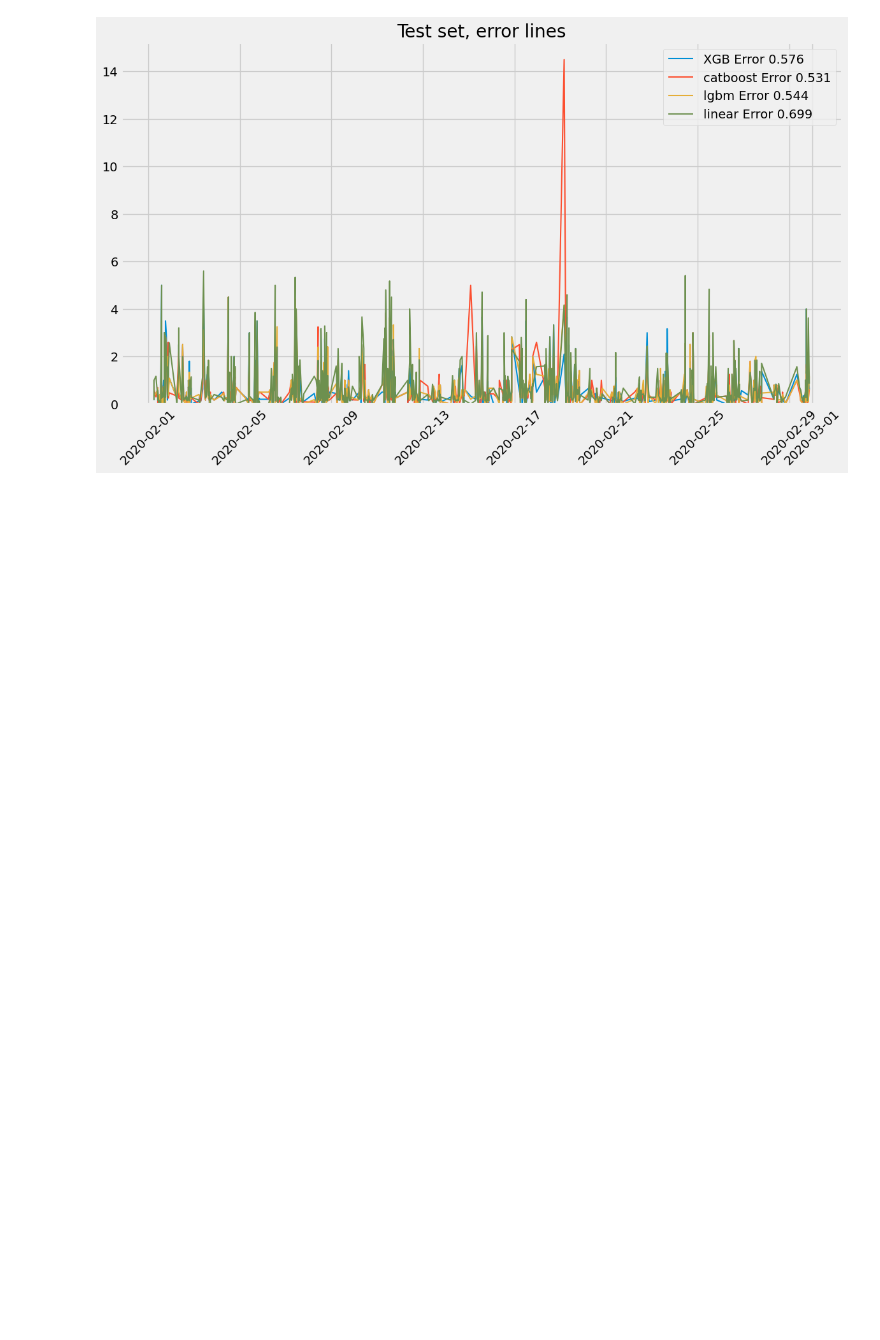
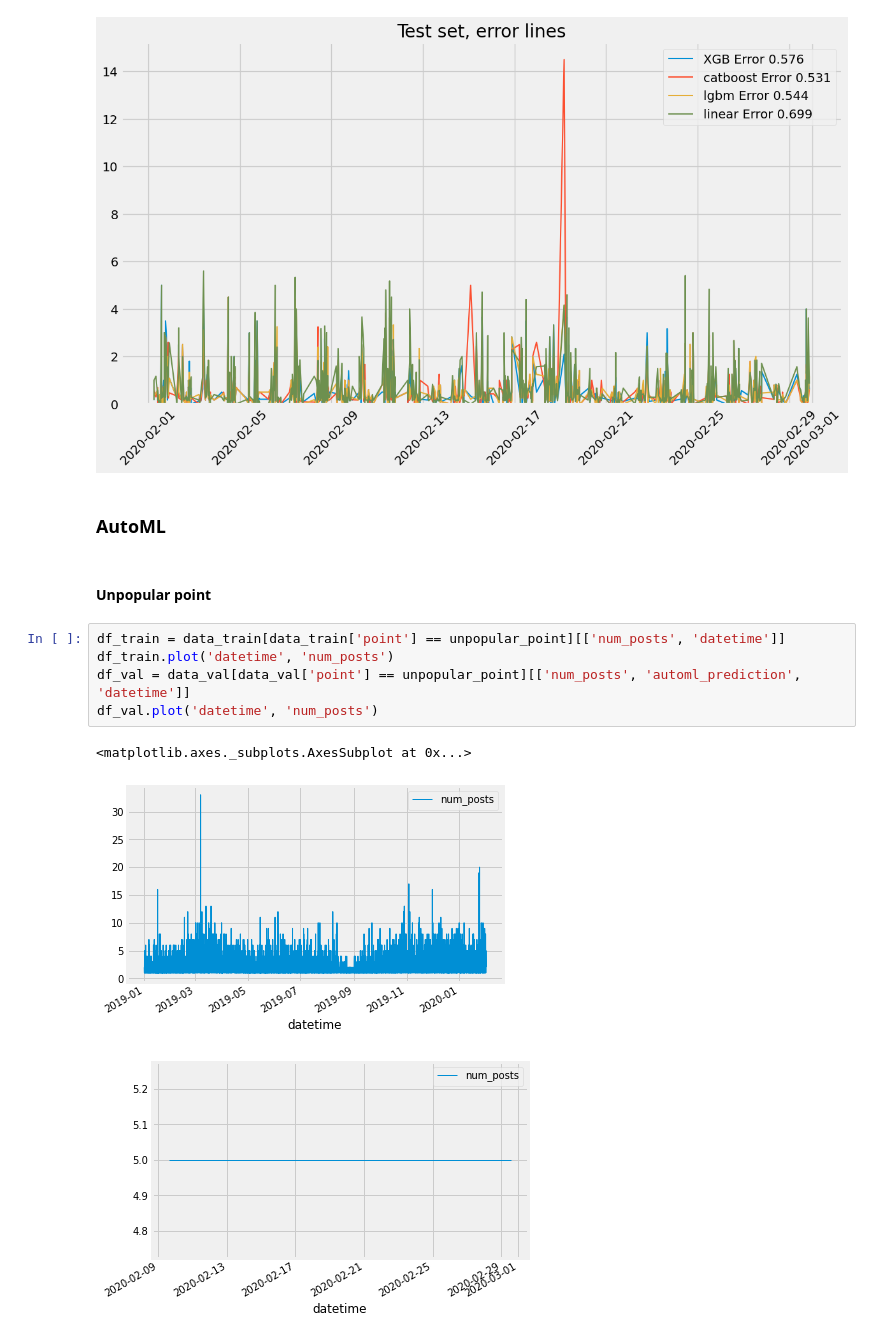
Before and after one commit to jrzkaminski/IndustrialML-ITMO, a Jupyter notebook: Regressors_solutions.ipynb, the cells around one changed output. Drawn from its saved outputs; the diff is of its cells as text; blank space fills up the shorter version.

```diff
--- a/Regressors_solutions.ipynb
+++ b/Regressors_solutions.ipynb
@@ -553,3 +561,16 @@ plt.ylim(ymin=0)
 plt.show()
 # %% [output]
 [figure]
+# %% [markdown]
+### AutoML
+# %% [markdown]
+#### Unpopular point
+# %%
+df_train = data_train[data_train['point'] == unpopular_point][['num_posts', 'datetime']]
+df_train.plot('datetime', 'num_posts')
+df_val = data_val[data_val['point'] == unpopular_point][['num_posts', 'automl_prediction', 'datetime']]
+df_val.plot('datetime', 'num_posts')
+# %% [output]
+<matplotlib.axes._subplots.AxesSubplot at 0x...>
+[figure, added]
+[figure, added]
```
Also changed, not shown: parts of 10 cells of this notebook.
